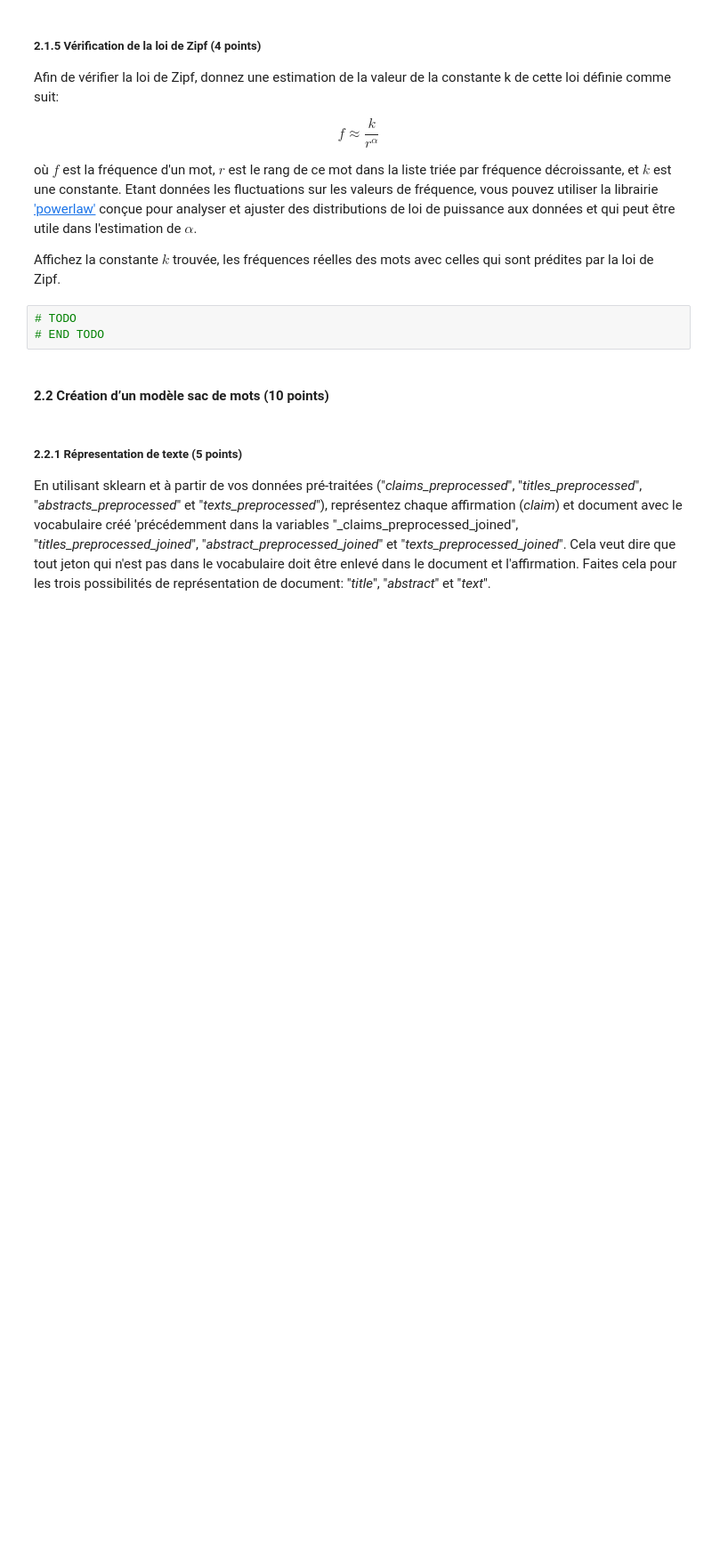
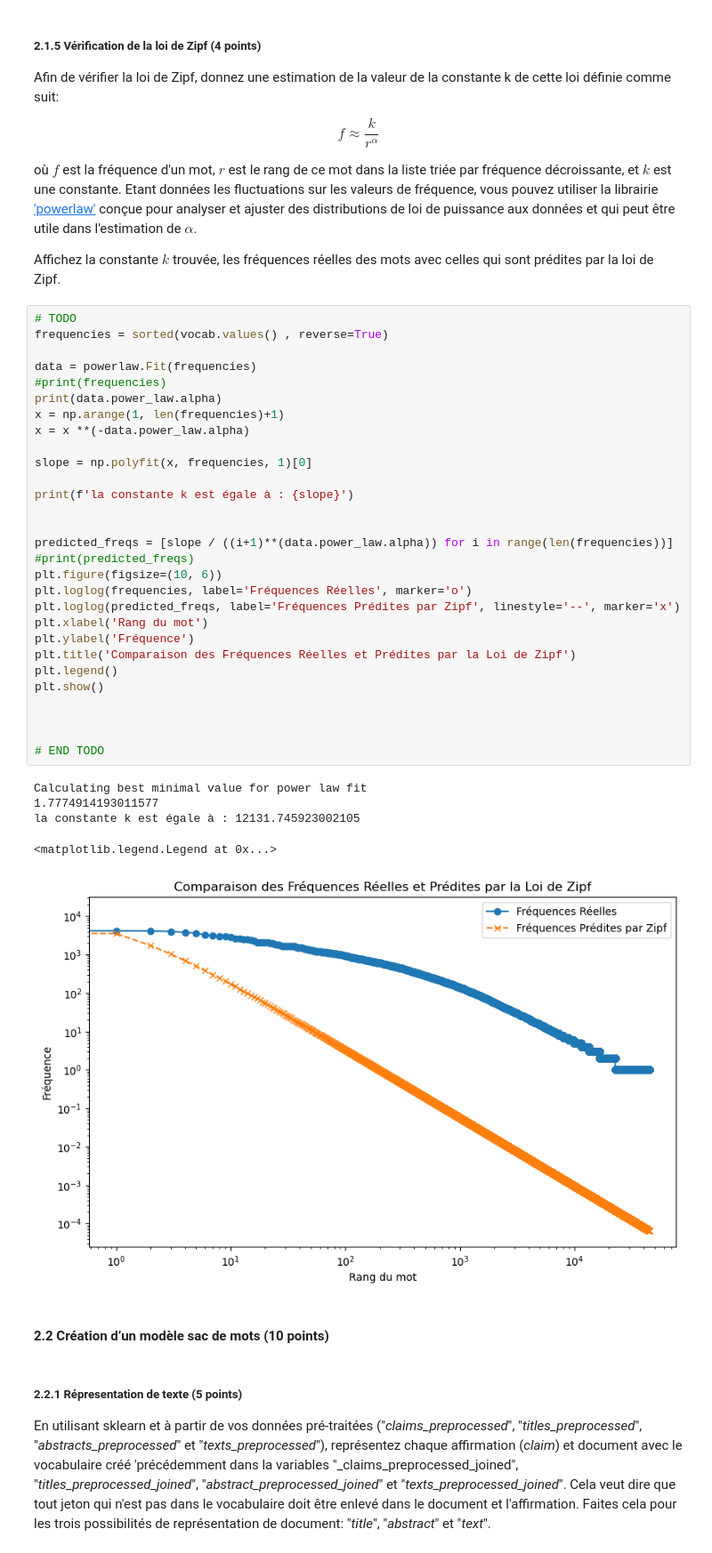
Before and after one commit to mohamedali05/TP_INF8460, a Jupyter notebook: INF8460_A24_TP1_Enonce╠ü.ipynb, the cells around one changed output. Shown at 89% size. Cells and saved outputs as stored; diff of their text form; blank space fills up the shorter version.

```diff
--- a/INF8460_A24_TP1_Enonce╠ü.ipynb
+++ b/INF8460_A24_TP1_Enonce╠ü.ipynb
@@ -649,9 +727,41 @@ $$ f \approx \frac{k}{r^\alpha} $$
 où $ f $ est la fréquence d'un mot, $ r $ est le rang de ce mot dans la liste triée par fréquence décroissante, et $ k $ est une constante. Etant données les fluctuations sur les valeurs de fréquence, vous pouvez utiliser la librairie ['powerlaw'](https://pypi.org/project/powerlaw/) conçue pour analyser et ajuster des distributions de loi de puissance aux données et qui peut être utile dans l'estimation de $ \alpha $.
 
 Affichez la constante $ k $ trouvée, les fréquences réelles des mots avec celles qui sont prédites par la loi de Zipf.
-# %%
-# TODO
-# END TODO
+# %%
+# TODO
+frequencies = sorted(vocab.values() , reverse=True)
+
+data = powerlaw.Fit(frequencies)
+#print(frequencies)
+print(data.power_law.alpha)
+x = np.arange(1, len(frequencies)+1)
+x = x **(-data.power_law.alpha)
+
+slope = np.polyfit(x, frequencies, 1)[0]
+
+print(f'la constante k est égale à : {slope}')
+
+
+predicted_freqs = [slope / ((i+1)**(data.power_law.alpha)) for i in range(len(frequencies))]
+#print(predicted_freqs)
+plt.figure(figsize=(10, 6))
+plt.loglog(frequencies, label='Fréquences Réelles', marker='o')
+plt.loglog(predicted_freqs, label='Fréquences Prédites par Zipf', linestyle='--', marker='x')
+plt.xlabel('Rang du mot')
+plt.ylabel('Fréquence')
+plt.title('Comparaison des Fréquences Réelles et Prédites par la Loi de Zipf')
+plt.legend()
+plt.show()
+
+
+
+# END TODO
+# %% [output]
+Calculating best minimal value for power law fit
+1.7774914193011577
+la constante k est égale à : 12131.745923002105
+<matplotlib.legend.Legend at 0x...>
+[figure, added]
 # %% [markdown]
 #### 2.2  Création d’un modèle sac de mots (10 points)
 # %% [markdown]
```
Also changed, not shown: parts of 10 cells of this notebook.
